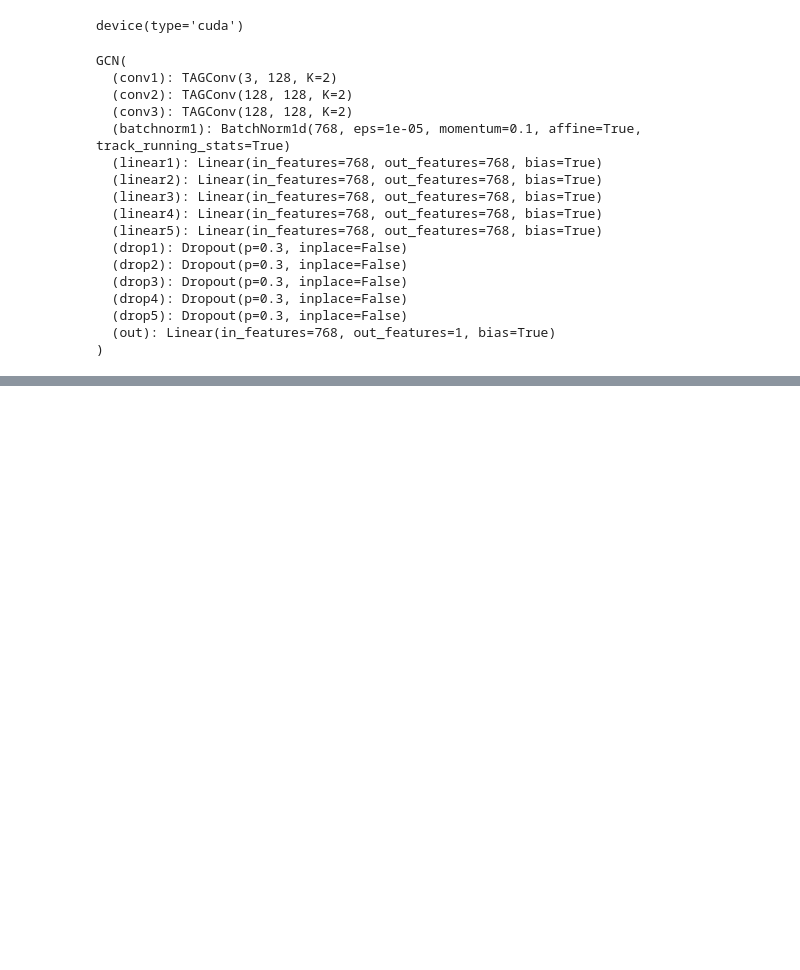
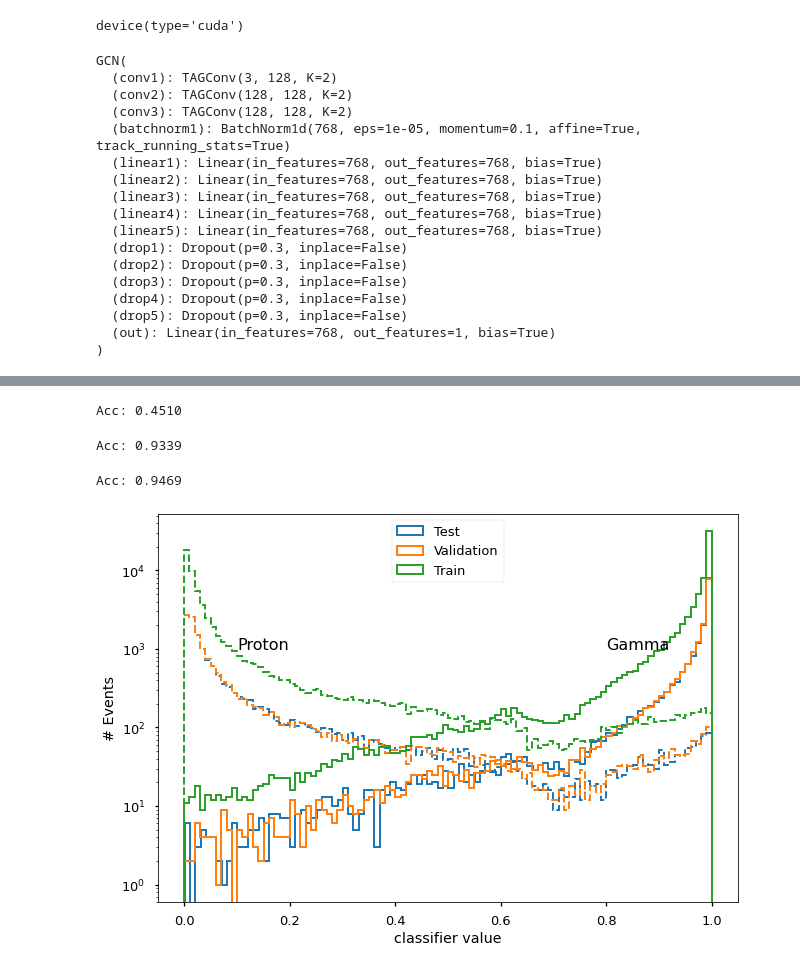
Before and after one commit to vikasj78/gamma_ray_reconstruction_with_ml, a Jupyter notebook: gnn/model_eval.ipynb, the cells around one changed output, grey strips where cells are left out. Saved outputs shown, nothing was run; the diff lists cells and outputs as text; code cells hidden in the pictures; blank space fills up the shorter version.

```diff
--- a/gnn/model_eval.ipynb
+++ b/gnn/model_eval.ipynb
@@ -119,0 +112,44 @@ plt.savefig(plots_dir+'roc_curve.png',bbox_inches='tight')
+# %%
+file_ini = 0
+file_end = 50
+train_val_split = int((file_end - file_ini)*0.8)
+file_test = 60
+# %%
+#test
+test_pred_temp, test_label_temp = evaluate_gh_separation(model, dataset, batch_size, device, file_end,file_test)
+test_pred = test_pred_temp.cpu().detach().numpy()
+test_label = test_label_temp[:,-1].cpu().detach().numpy()
+# %% [output]
+Acc: 0.4510
+# %%
+#validation
+val_pred_temp, val_label_temp = evaluate_gh_separation(model, dataset, batch_size, device, train_val_split,file_end)
+val_pred = val_pred_temp.cpu().detach().numpy()
+val_label = val_label_temp[:,-1].cpu().detach().numpy()
+# %% [output]
+Acc: 0.9339
+# %%
+#training
+train_pred_temp, train_label_temp = evaluate_gh_separation(model, dataset, batch_size, device, file_ini,train_val_split)
+train_pred = train_pred_temp.cpu().detach().numpy()
+train_label = train_label_temp[:,-1].cpu().detach().numpy()
+# %% [output]
+Acc: 0.9469
+# %%
+sample_types = {'Test':[test_pred, test_label],
+                'Validation':[val_pred, val_label],
+                'Train':[train_pred, train_label]}
+fig, ax = plt.subplots()
+for key in sample_types.keys():
+    color = next(ax._get_lines.prop_cycler)['color']
+    ax = plot_classifier(ax, sample_types[key][0], sample_types[key][1], key, color)
+ax.set_yscale('log')
+ax.set_ylabel('# Events')
+ax.set_xlabel('classifier value')
+ax.legend(loc='upper center')
+ax.text(0.1,1e3,'Proton',fontsize=16)
+ax.text(0.8,1e3,'Gamma', fontsize=16)
+plt.savefig(plots_dir + '/' + 'classifier_output.pdf',bbox_inches='tight')
+plt.savefig(plots_dir + '/' + 'classifier_output.png',bbox_inches='tight')
+# %% [output]
+[figure, added]
```
Also changed, not shown: parts of 16 cells of this notebook, 5 other files.
